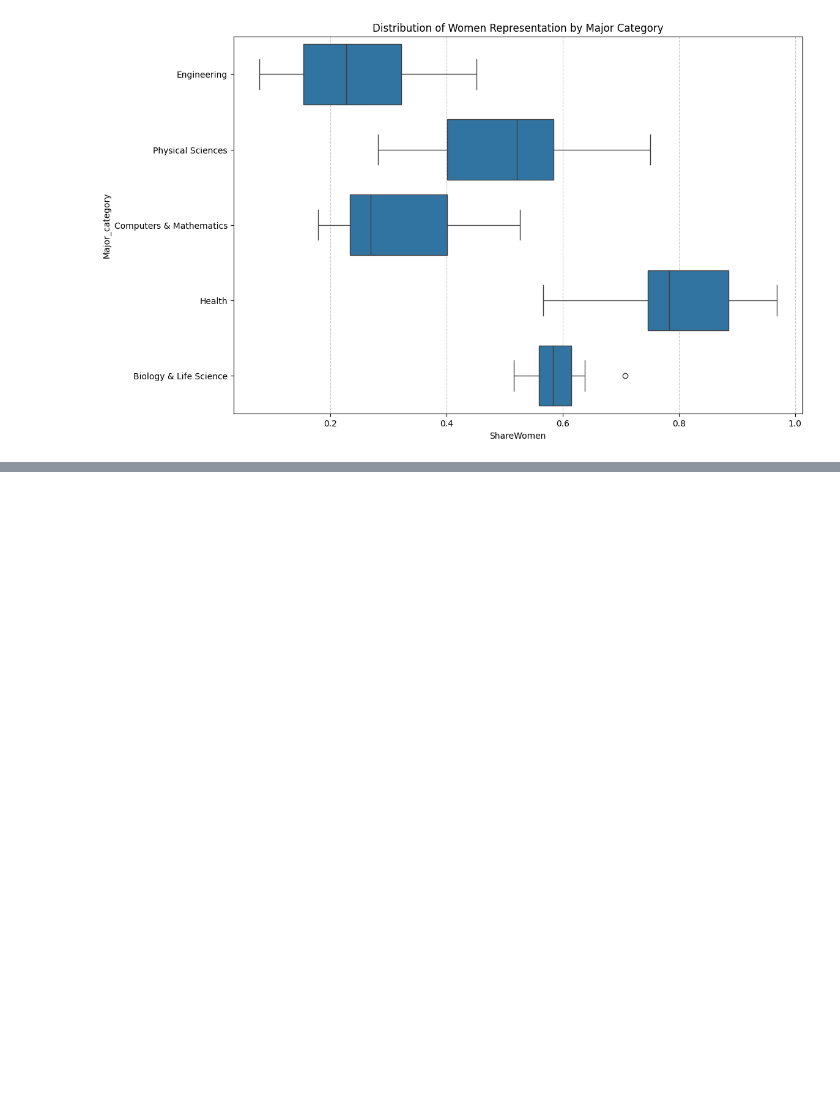
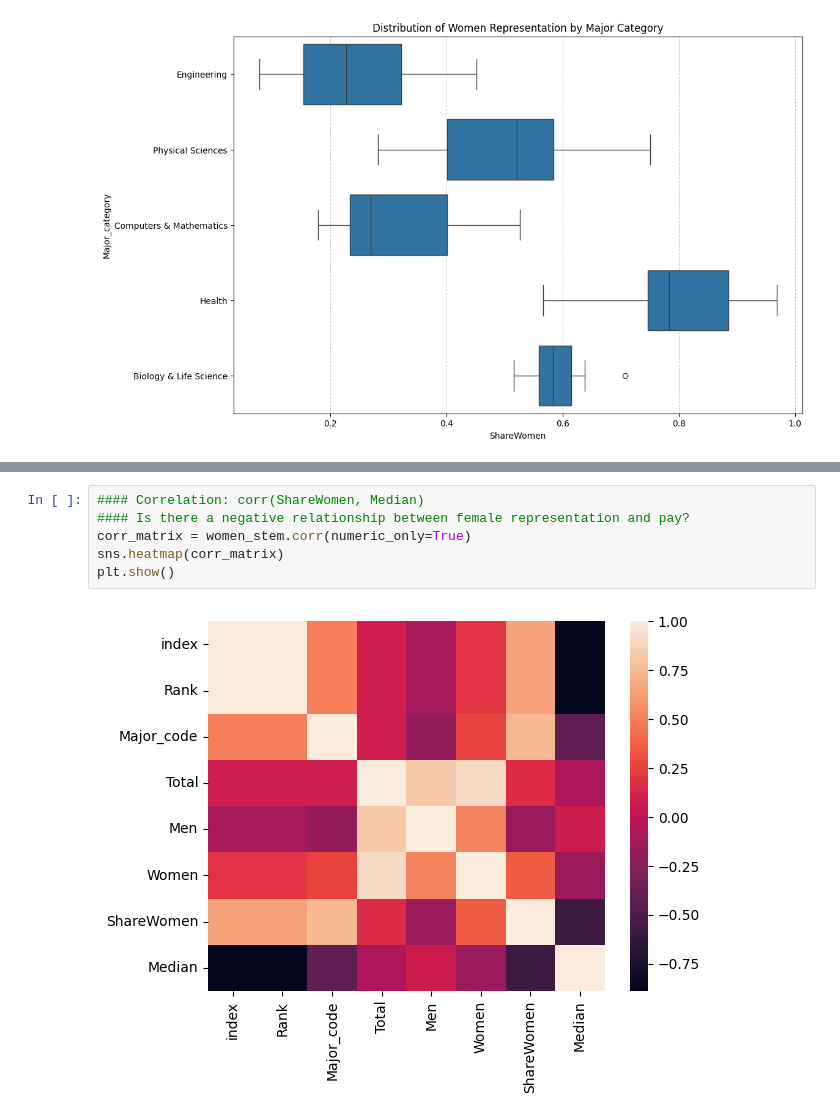
Before and after one commit to cph-datascience/census-career-exploration, a Jupyter notebook: Jonathan's Notebook/dataexp.ipynb, the cells around one changed output, grey strips where cells are left out. Cells and saved outputs as stored; diff of their text form; blank space fills up the shorter version.

```diff
--- a/Jonathan's Notebook/dataexp.ipynb
+++ b/Jonathan's Notebook/dataexp.ipynb
@@ -203,0 +215,8 @@ plt.show()
+# %%
+#### Correlation: corr(ShareWomen, Median)
+#### Is there a negative relationship between female representation and pay?
+corr_matrix = women_stem.corr(numeric_only=True)
+sns.heatmap(corr_matrix)
+plt.show()
+# %% [output]
+[figure, added]
```
Also changed, not shown: parts of 8 cells of this notebook.
